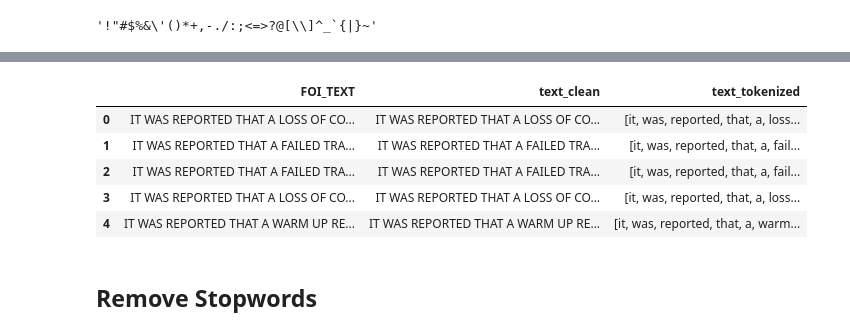
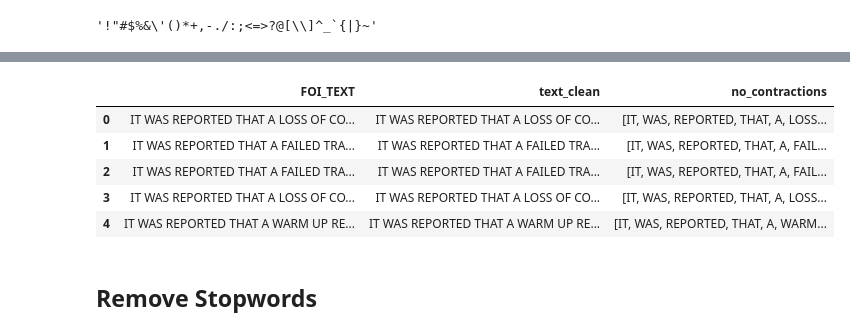
Before and after one commit to Drnjenkins/praxis-2023, a Jupyter notebook: 8-NLP-2020.ipynb, the cells around one changed output, grey strips where cells are left out. Drawn from its saved outputs; the diff is of its cells as text; code cells hidden in the pictures.

Commit message:
Expanded Contractions

```diff
--- a/8-NLP-2020.ipynb
+++ b/8-NLP-2020.ipynb
@@ -60,0 +61,9 @@ data.head()
+# %%
+import contractions
+
+# This approach takes the FOI_TEXT as a string and creates a new column with tokens
+# That is, it removes the contraction _and_ tokenizes at the same time
+# no additional function is needed
+
+data['no_contractions'] = data['FOI_TEXT'].apply(lambda x: [contractions.fix(word) for word in x.split()])
+data.head()
@@ -66,7 +82,7 @@ def tokenize(text):
     tokens = re.split('\W+', text)
     return tokens
 
-data['text_tokenized'] = data['text_clean'].apply(lambda x: tokenize(x.lower()))
+#data['text_tokenized'] = data['text_clean'].apply(lambda x: tokenize(x.lower()))
 # %%
 data.head()
 # %% [output]
@@ -77,14 +93,14 @@ data.head()
 | 3 | 751 | IT WAS REPORTED THAT A LOSS OF CO... | 3283 | Wireless Communication Problem | CONTINUOUS GLUCOSE MONITOR | QBJ | ... |
 | 4 | 759 | IT WAS REPORTED THAT A WARM UP RE... | 3283 | Wireless Communication Problem | CONTINUOUS GLUCOSE MONITOR | QBJ | ... |
 # %%
-data.loc[:,['FOI_TEXT', 'text_clean', 'text_tokenized']].head()
+data.loc[:,['FOI_TEXT', 'text_clean', 'no_contractions']].head()
 # %% [output]
-|  | FOI_TEXT | text_clean | text_tokenized |
-| 0 | IT WAS REPORTED THAT A LOSS OF CO... | IT WAS REPORTED THAT A LOSS OF CO... | [it, was, reported, that, a, loss... |
-| 1 | IT WAS REPORTED THAT A FAILED TRA... | IT WAS REPORTED THAT A FAILED TRA... | [it, was, reported, that, a, fail... |
-| 2 | IT WAS REPORTED THAT A FAILED TRA... | IT WAS REPORTED THAT A FAILED TRA... | [it, was, reported, that, a, fail... |
-| 3 | IT WAS REPORTED THAT A LOSS OF CO... | IT WAS REPORTED THAT A LOSS OF CO... | [it, was, reported, that, a, loss... |
-| 4 | IT WAS REPORTED THAT A WARM UP RE... | IT WAS REPORTED THAT A WARM UP RE... | [it, was, reported, that, a, warm... |
+|  | FOI_TEXT | text_clean | no_contractions |
+| 0 | IT WAS REPORTED THAT A LOSS OF CO... | IT WAS REPORTED THAT A LOSS OF CO... | [IT, WAS, REPORTED, THAT, A, LOSS... |
+| 1 | IT WAS REPORTED THAT A FAILED TRA... | IT WAS REPORTED THAT A FAILED TRA... | [IT, WAS, REPORTED, THAT, A, FAIL... |
+| 2 | IT WAS REPORTED THAT A FAILED TRA... | IT WAS REPORTED THAT A FAILED TRA... | [IT, WAS, REPORTED, THAT, A, FAIL... |
+| 3 | IT WAS REPORTED THAT A LOSS OF CO... | IT WAS REPORTED THAT A LOSS OF CO... | [IT, WAS, REPORTED, THAT, A, LOSS... |
+| 4 | IT WAS REPORTED THAT A WARM UP RE... | IT WAS REPORTED THAT A WARM UP RE... | [IT, WAS, REPORTED, THAT, A, WARM... |
 # %% [markdown]
 ## Remove Stopwords
 # %%
```
Also changed, not shown: parts of 5 cells of this notebook, 1 other file.
